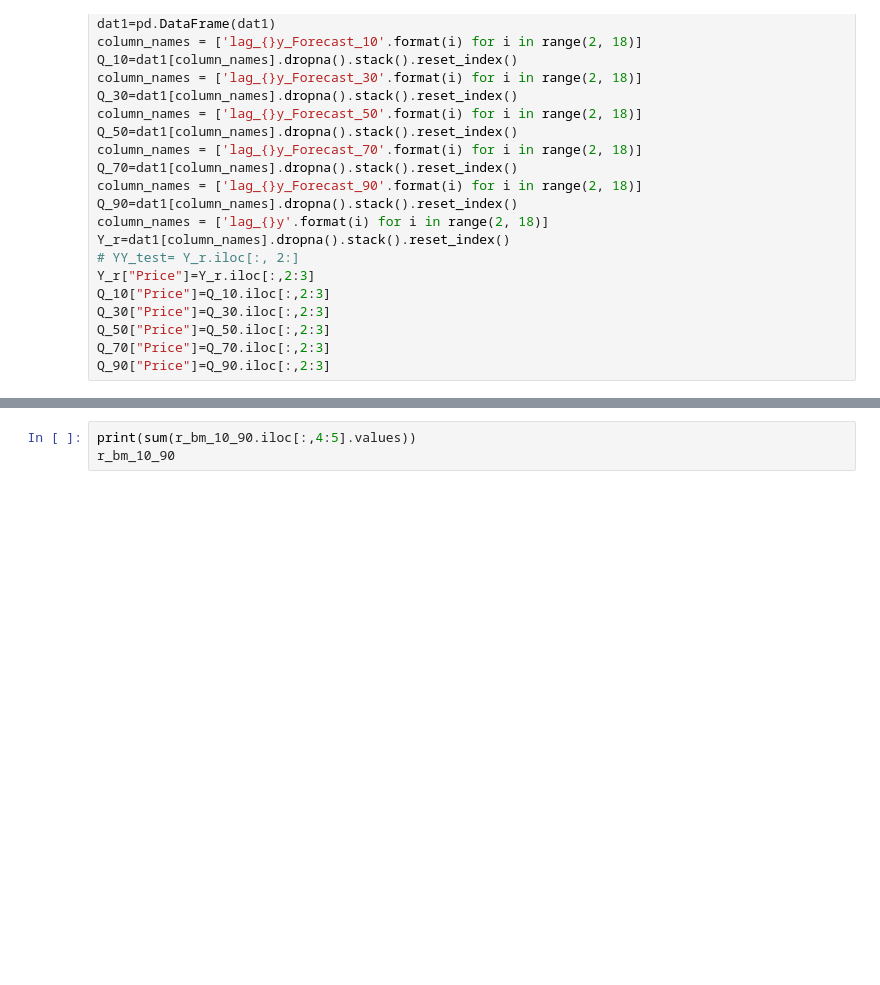
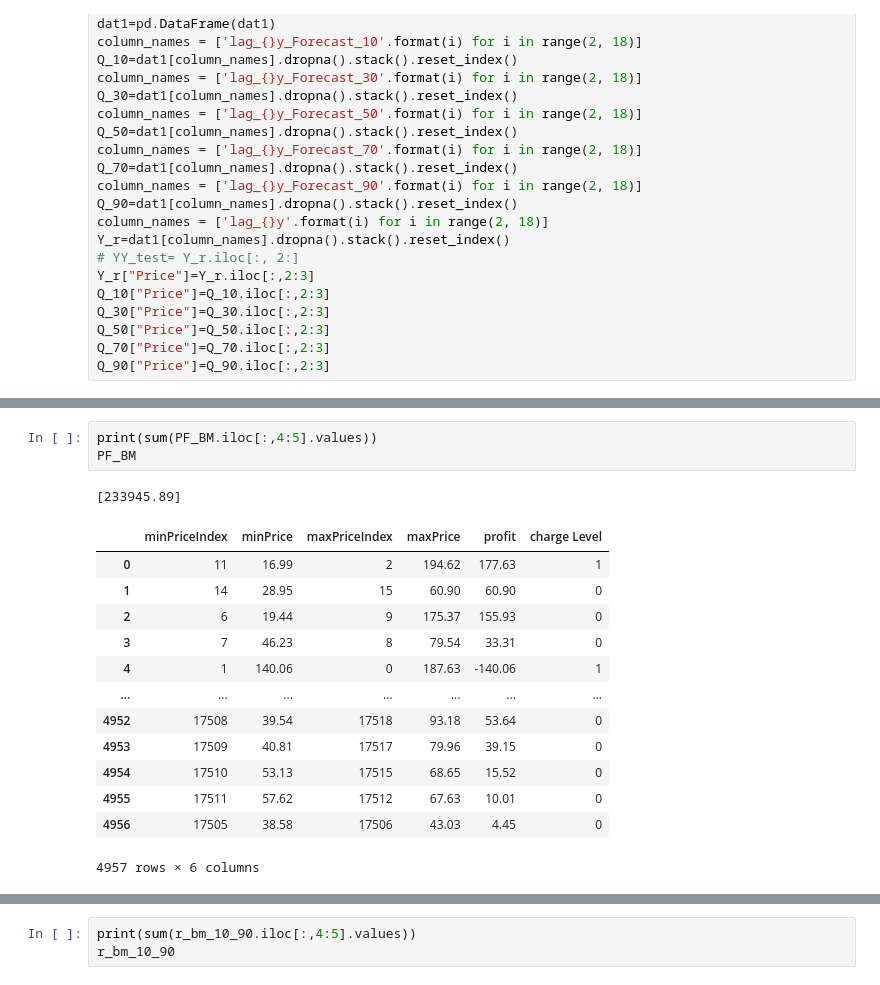
Before and after one commit to ciaranoc123/DAM-BM_Trading, a Jupyter notebook: Maximising the value of electricity - Quantile.ipynb, the cells around one changed output, grey strips where cells are left out. Cells and saved outputs as stored; diff of their text form; blank space fills up the shorter version.

```diff
--- a/Maximising the value of electricity - Quantile.ipynb
+++ b/Maximising the value of electricity - Quantile.ipynb
@@ -431,5 +1316,23 @@ r_bm_30_70=run_electricity_strategy(df=Y_r, Q_A_Preds=Q_30, Q_B_Preds=Q_70, eff_
 # r_bm_50_70=run_electricity_strategy(df=Y_r, Q_A_Preds=Q_50, Q_B_Preds=Q_90, eff_1=1, eff_2=1, capacity=1,charge_level=1, ramp_rate=1, min_charge_level=0)
 # r_bm_70_90=run_electricity_strategy(df=Y_r, Q_A_Preds=Q_70, Q_B_Preds=Q_90, eff_1=1, eff_2=1, capacity=1,charge_level=1, ramp_rate=1, min_charge_level=0)
+# %%
+print(sum(PF_BM.iloc[:,4:5].values))
+PF_BM
+# %% [output]
+[233945.89]
+|  | minPriceIndex | minPrice | maxPriceIndex | maxPrice | profit | charge Level |
+| 0 | 11 | 16.99 | 2 | 194.62 | 177.63 | 1 |
+| 1 | 14 | 28.95 | 15 | 60.90 | 60.90 | 0 |
+| 2 | 6 | 19.44 | 9 | 175.37 | 155.93 | 0 |
+| 3 | 7 | 46.23 | 8 | 79.54 | 33.31 | 0 |
+| 4 | 1 | 140.06 | 0 | 187.63 | -140.06 | 1 |
+| ... | ... | ... | ... | ... | ... | ... |
+| 4952 | 17508 | 39.54 | 17518 | 93.18 | 53.64 | 0 |
+| 4953 | 17509 | 40.81 | 17517 | 79.96 | 39.15 | 0 |
+| 4954 | 17510 | 53.13 | 17515 | 68.65 | 15.52 | 0 |
+| 4955 | 17511 | 57.62 | 17512 | 67.63 | 10.01 | 0 |
+| 4956 | 17505 | 38.58 | 17506 | 43.03 | 4.45 | 0 |
+4957 rows × 6 columns
 # %%
 print(sum(r_bm_50_50.iloc[:,4:5].values))
 r_bm_50_50
```
Also changed, not shown: parts of 22 cells of this notebook.
